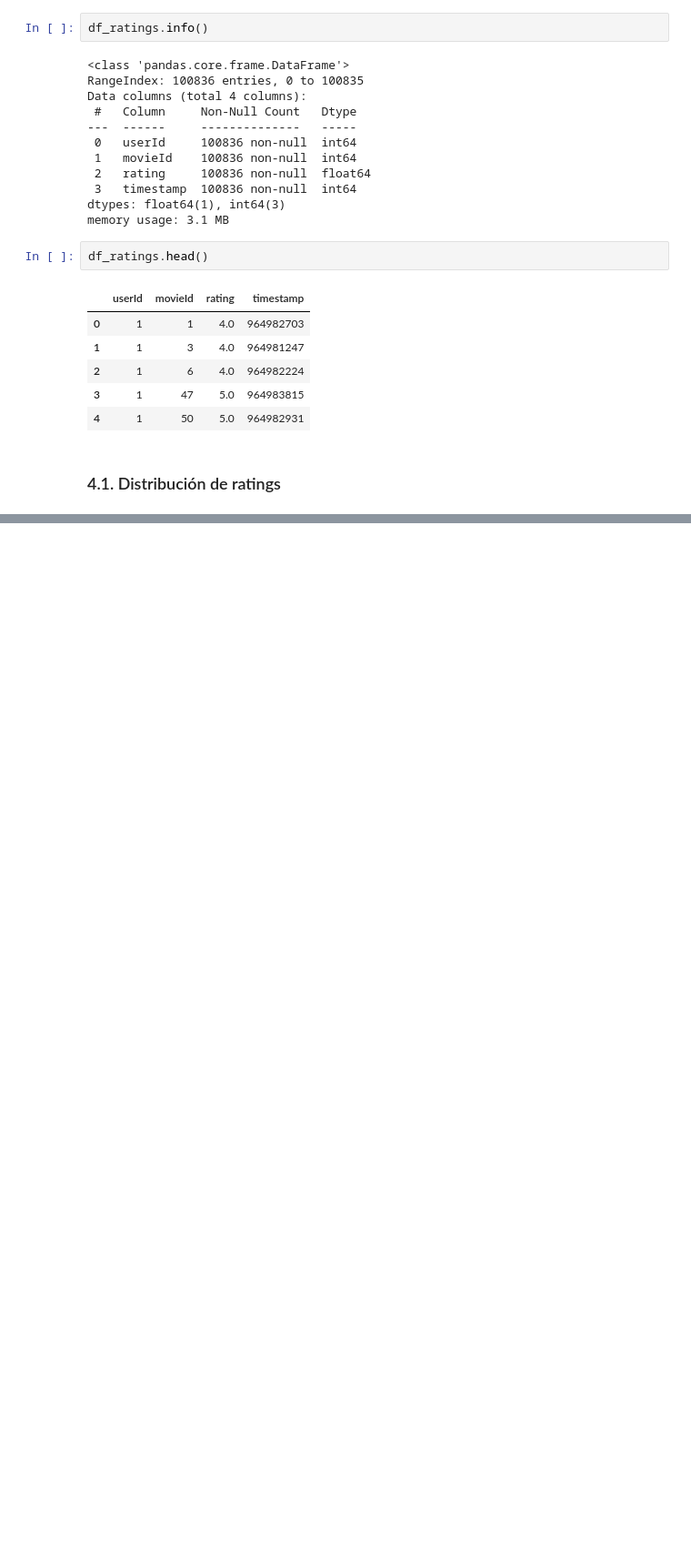
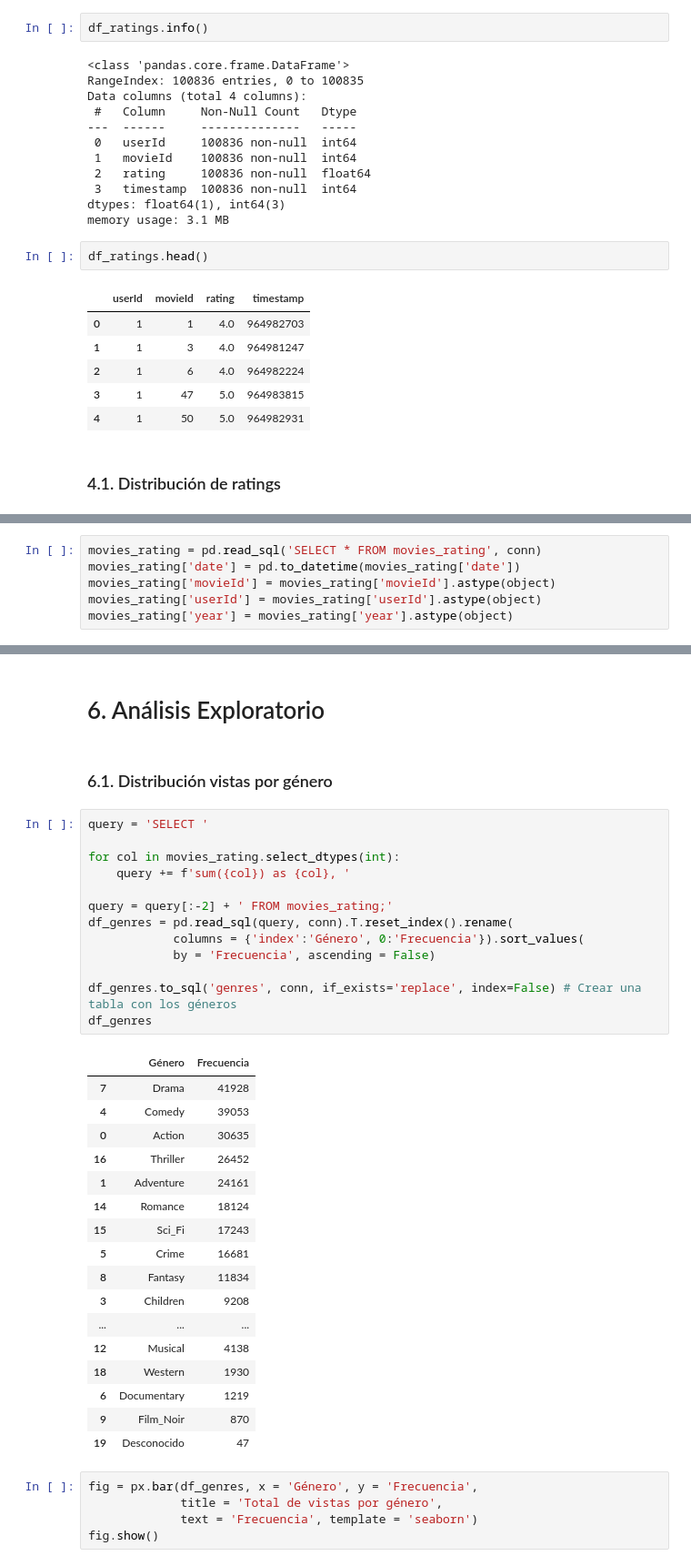
Before and after one commit to AlexanderBedoyaC/marketing_rs_movies, a Jupyter notebook: c_Exploración y Limpieza.ipynb, the cells around one changed output, grey strips where cells are left out. Shown at 91% size. Cells and saved outputs as stored; diff of their text form; blank space fills up the shorter version.

```diff
--- a/c_Exploración y Limpieza.ipynb
+++ b/c_Exploración y Limpieza.ipynb
@@ -136,0 +163,6 @@ df_movies
+# %%
+movies_rating = pd.read_sql('SELECT * FROM movies_rating', conn)
+movies_rating['date'] = pd.to_datetime(movies_rating['date'])
+movies_rating['movieId'] = movies_rating['movieId'].astype(object)
+movies_rating['userId'] = movies_rating['userId'].astype(object)
+movies_rating['year'] = movies_rating['year'].astype(object)
@@ -136,0 +189,40 @@ df_movies
+# %% [markdown]
+# 6. Análisis Exploratorio
+# %% [markdown]
+### 6.1. Distribución vistas por género
+# %%
+query = 'SELECT '
+
+for col in movies_rating.select_dtypes(int):
+    query += f'sum({col}) as {col}, '
+
+query = query[:-2] + ' FROM movies_rating;'
+df_genres = pd.read_sql(query, conn).T.reset_index().rename(
+            columns = {'index':'Género', 0:'Frecuencia'}).sort_values(
+            by = 'Frecuencia', ascending = False)
+
+df_genres.to_sql('genres', conn, if_exists='replace', index=False) # Crear una tabla con los géneros
+df_genres
+# %% [output]
+|  | Género | Frecuencia |
+| 7 | Drama | 41928 |
+| 4 | Comedy | 39053 |
+| 0 | Action | 30635 |
+| 16 | Thriller | 26452 |
+| 1 | Adventure | 24161 |
+| 14 | Romance | 18124 |
+| 15 | Sci_Fi | 17243 |
+| 5 | Crime | 16681 |
+| 8 | Fantasy | 11834 |
+| 3 | Children | 9208 |
+| ... | ... | ... |
+| 12 | Musical | 4138 |
+| 18 | Western | 1930 |
+| 6 | Documentary | 1219 |
+| 9 | Film_Noir | 870 |
+| 19 | Desconocido | 47 |
+# %%
+fig = px.bar(df_genres, x = 'Género', y = 'Frecuencia',
+             title = 'Total de vistas por género',
+             text = 'Frecuencia', template = 'seaborn')
+fig.show()
```
Also changed, not shown: parts of 23 cells of this notebook, 4 other files.
